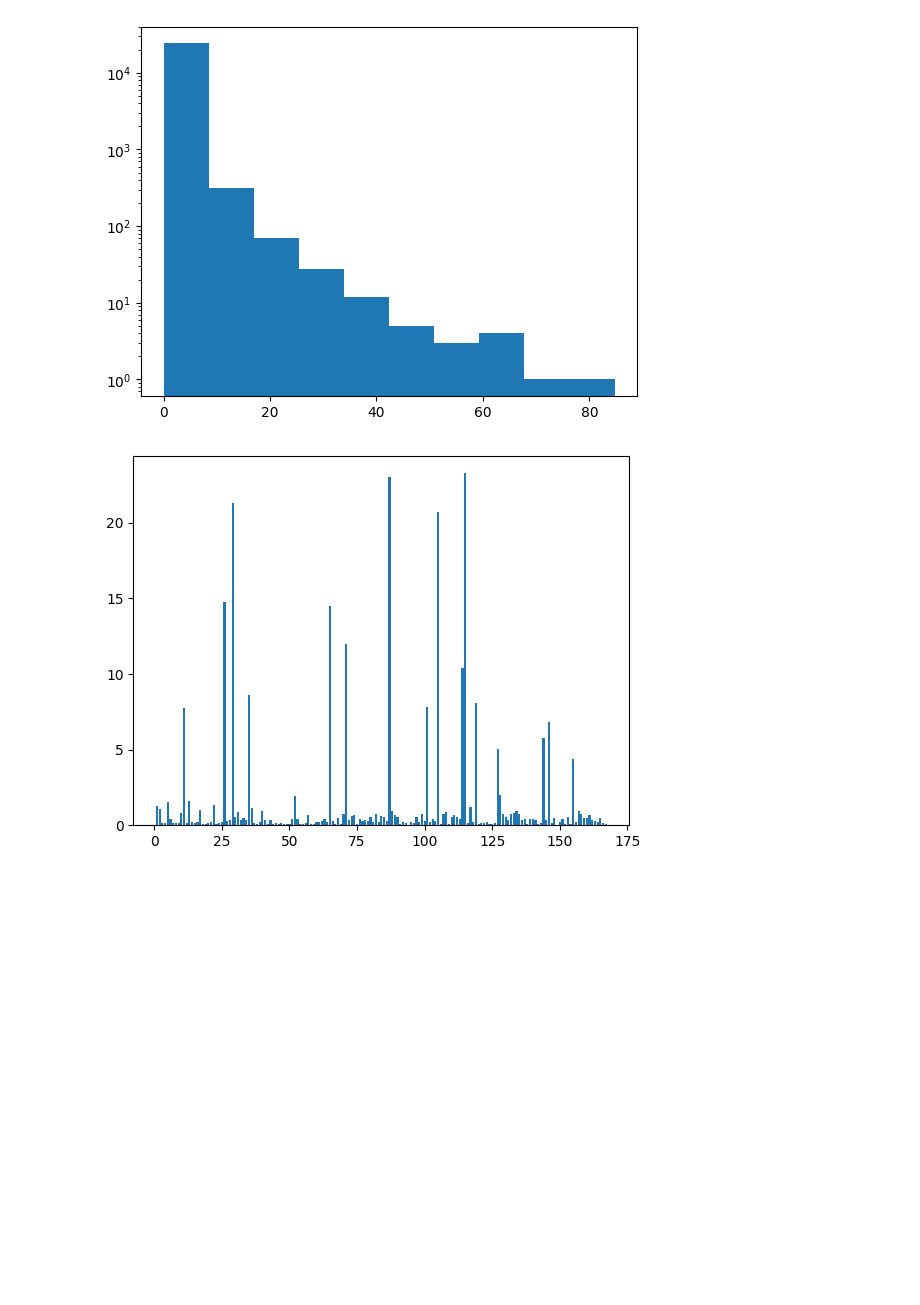
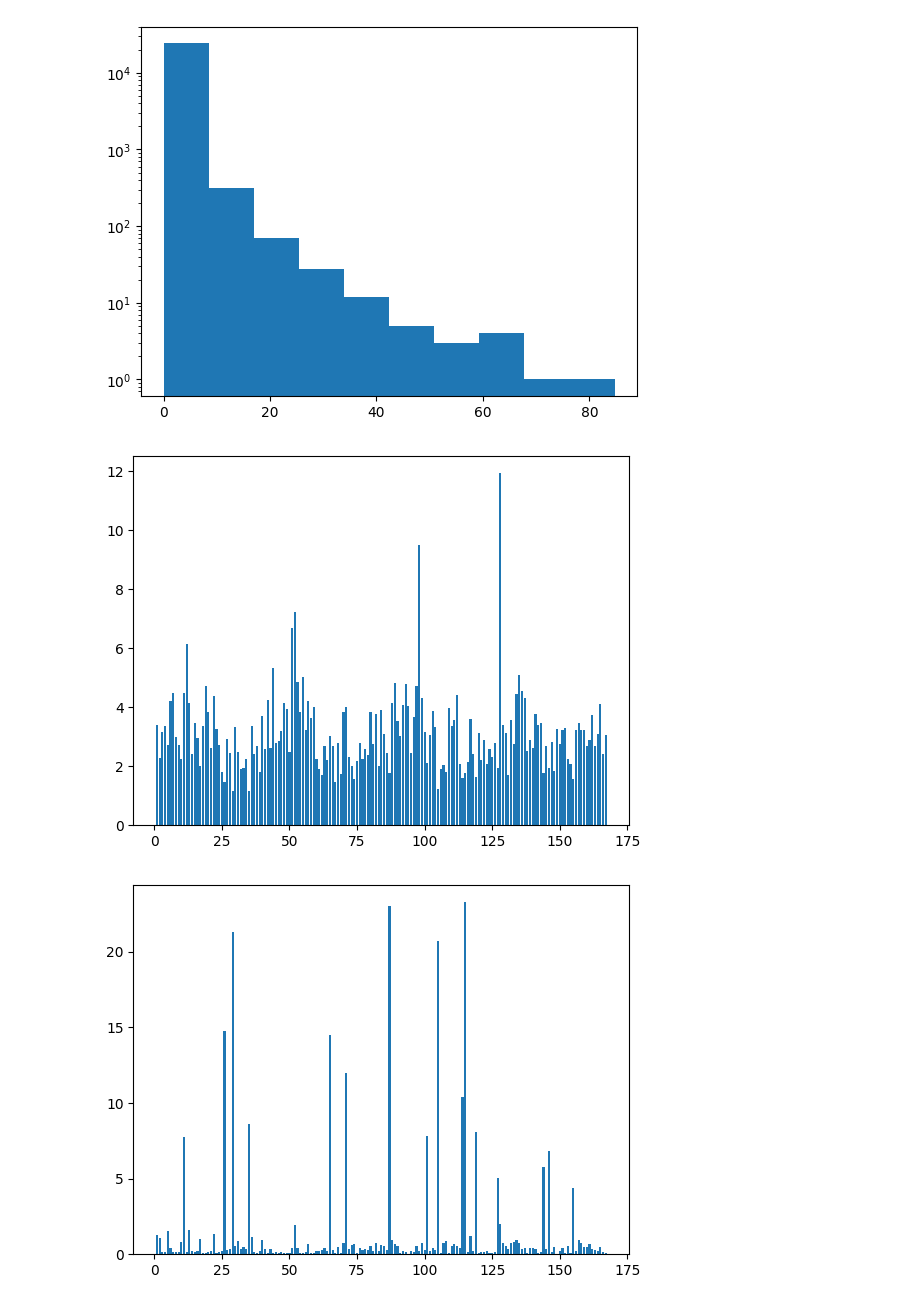
Before and after one commit to AntoineGrimaldi/cosyne-brainchack, a Jupyter notebook: synthetic_from_dryad.ipynb, the cells around one changed output. Saved outputs shown, nothing was run; the diff lists cells and outputs as text; code cells hidden in the pictures; blank space fills up the shorter version.

```diff
--- a/synthetic_from_dryad.ipynb
+++ b/synthetic_from_dryad.ipynb
@@ -24,6 +45,10 @@ plt.hist(isi[0])
 plt.yscale('log')
 # %% [output]
 [figure]
+# %%
+plt.bar(np.unique(spike_ids),cv);
+# %% [output]
+[figure, added]
 # %%
 plt.bar(np.unique(spike_ids),avg_FR);
 # %% [output]
```
Also changed, not shown: parts of 11 cells of this notebook, 3 other files.
